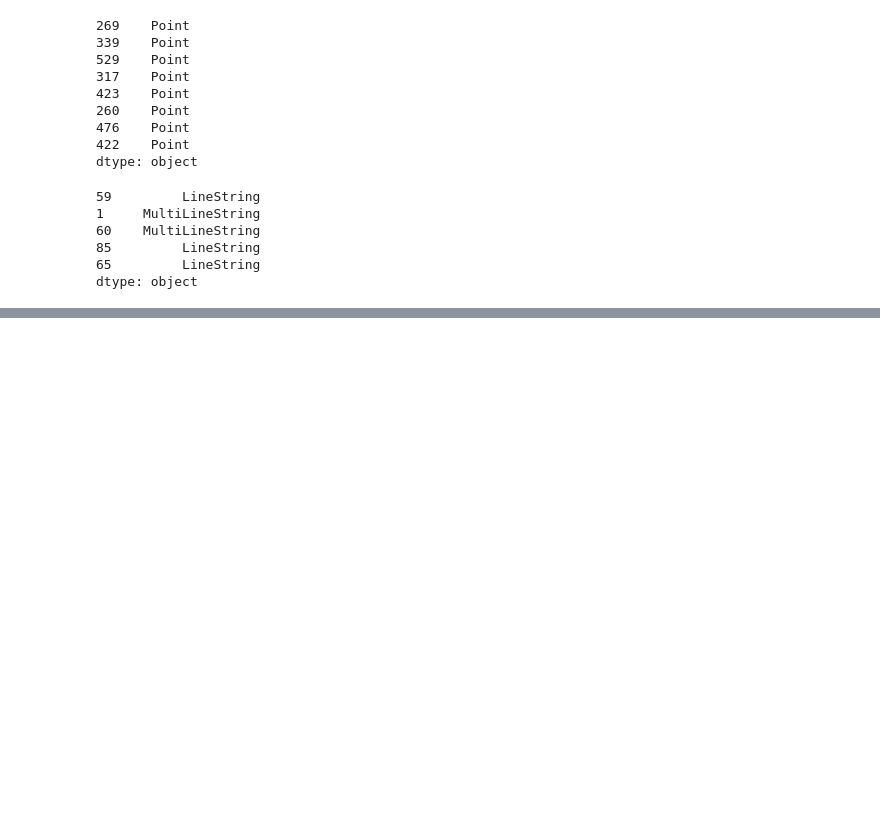
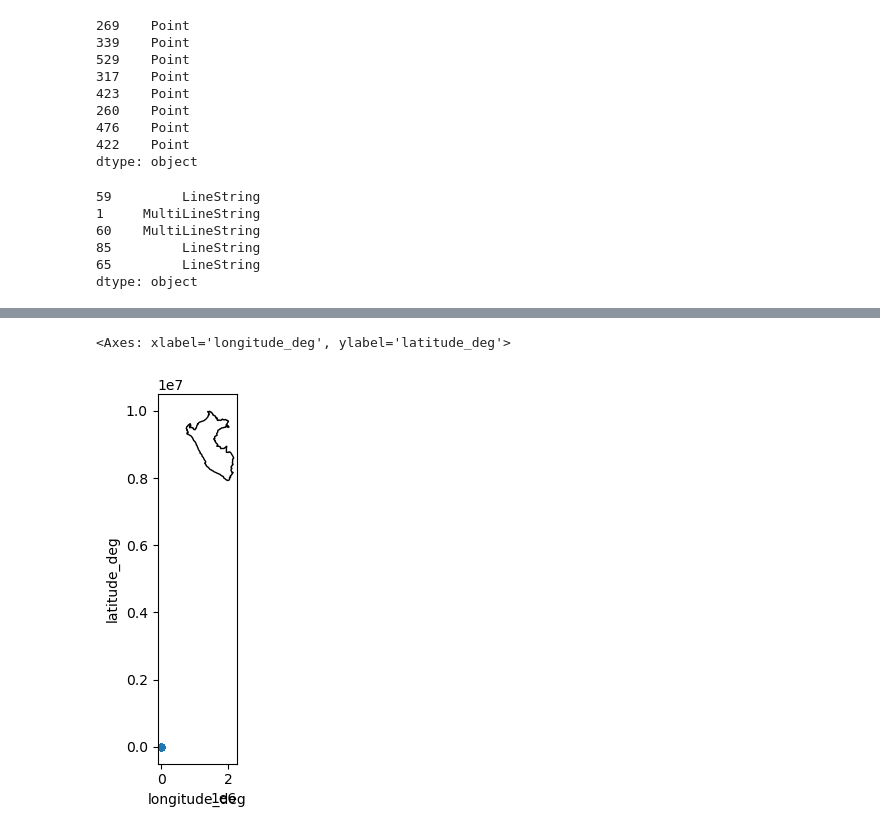
Before and after one commit to krlos20203563/ASIE_2024-1, a Jupyter notebook: Tarea_2.ipynb, the cells around one changed output, grey strips where cells are left out. Saved outputs shown, nothing was run; the diff lists cells and outputs as text; code cells hidden in the pictures; blank space fills up the shorter version.

```diff
--- a/Tarea_2.ipynb
+++ b/Tarea_2.ipynb
@@ -134,0 +205,3 @@ citiesPeru_clipped.to_file(os.path.join("data_TA2","maps","peru.gpkg"),layer='pe
+# %%
+airports=pd.read_csv(os.path.join("data_TA2","airports.csv"))
+airports
@@ -134,0 +224,5 @@ citiesPeru_clipped.to_file(os.path.join("data_TA2","maps","peru.gpkg"),layer='pe
+# %%
+# bye first row
+airports.drop(index=0,inplace=True)
+airports.reset_index(drop=True, inplace=True)
+airports.head()
@@ -134,0 +244,3 @@ citiesPeru_clipped.to_file(os.path.join("data_TA2","maps","peru.gpkg"),layer='pe
+# %%
+keep=['name','type','latitude_deg', 'longitude_deg','elevation_ft','iso_country','municipality']
+airports=airports.loc[:,keep]
@@ -134,0 +264,6 @@ citiesPeru_clipped.to_file(os.path.join("data_TA2","maps","peru.gpkg"),layer='pe
+# %%
+numericCols=['latitude_deg', 'longitude_deg','elevation_ft']
+airports[numericCols]=airports.loc[:,numericCols].apply(lambda x:pd.to_numeric(x))
+
+# now
+airports.info()
@@ -134,0 +285,9 @@ citiesPeru_clipped.to_file(os.path.join("data_TA2","maps","peru.gpkg"),layer='pe
+# %%
+# let's plot
+
+base = peru_5641.plot(color='white', edgecolor='black') #unprojected
+
+airports.plot.scatter(x = 'longitude_deg', y = 'latitude_deg',ax=base)
+# %% [output]
+<Axes: xlabel='longitude_deg', ylabel='latitude_deg'>
+[figure, added]
```
Also changed, not shown: parts of 25 cells of this notebook, 2 other files.
